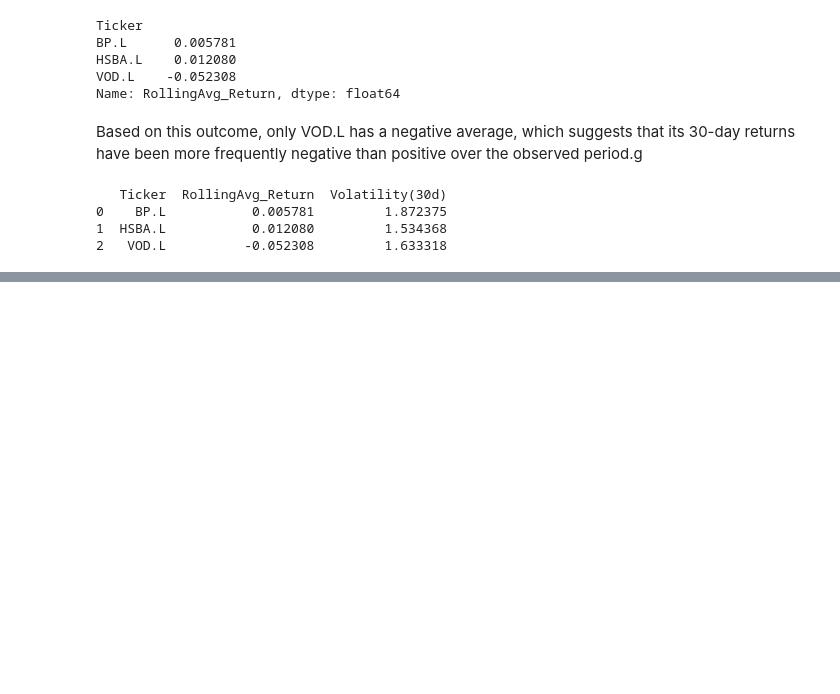
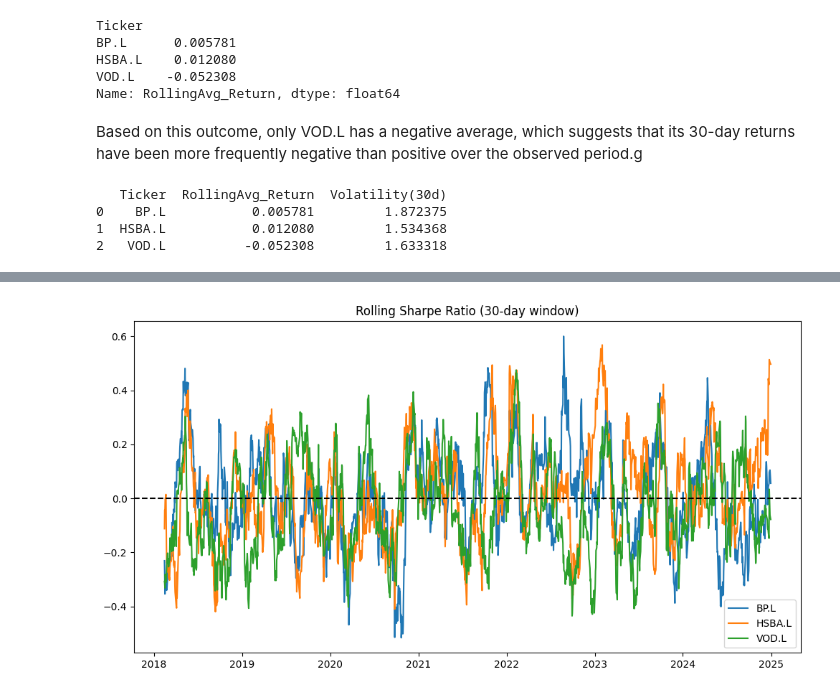
Before and after one commit to Shun3711/stock-trend-etl-spark, a Jupyter notebook: spark_jobs/stock_price_analysis.ipynb, the cells around one changed output, grey strips where cells are left out. Drawn from its saved outputs; the diff is of its cells as text; code cells hidden in the pictures; blank space fills up the shorter version.

```diff
--- a/spark_jobs/stock_price_analysis.ipynb
+++ b/spark_jobs/stock_price_analysis.ipynb
@@ -237,0 +250,10 @@ plt.show()
+# %%
+# Rolling Sharpe ratio (30-day window)
+rolling = df_pd.groupby("Ticker").apply(
+    lambda x: x.assign(
+        Rolling_Mean_Return = x["Return(%)"].rolling(30).mean(),
+        Rolling_Volatility  = x["Return(%)"].rolling(30).std(),
+    )
+)
+
+rolling["Rolling_Sharpe"] = rolling["Rolling_Mean_Return"] / rolling["Rolling_Volatility"]
@@ -237,0 +285,13 @@ plt.show()
+# %%
+# Plot Rolling Sharpe Ratio
+plt.figure(figsize=(12,6))
+for ticker in rolling["Ticker"].unique():
+    subset = rolling[rolling["Ticker"] == ticker]
+    plt.plot(subset["Date"], subset["Rolling_Sharpe"], label=ticker)
+
+plt.axhline(0, color="black", linestyle="--")
+plt.title("Rolling Sharpe Ratio (30-day window)")
+plt.legend()
+plt.show()
+# %% [output]
+[figure, added]
```
Also changed, not shown: parts of 9 cells of this notebook, 2 other files.
